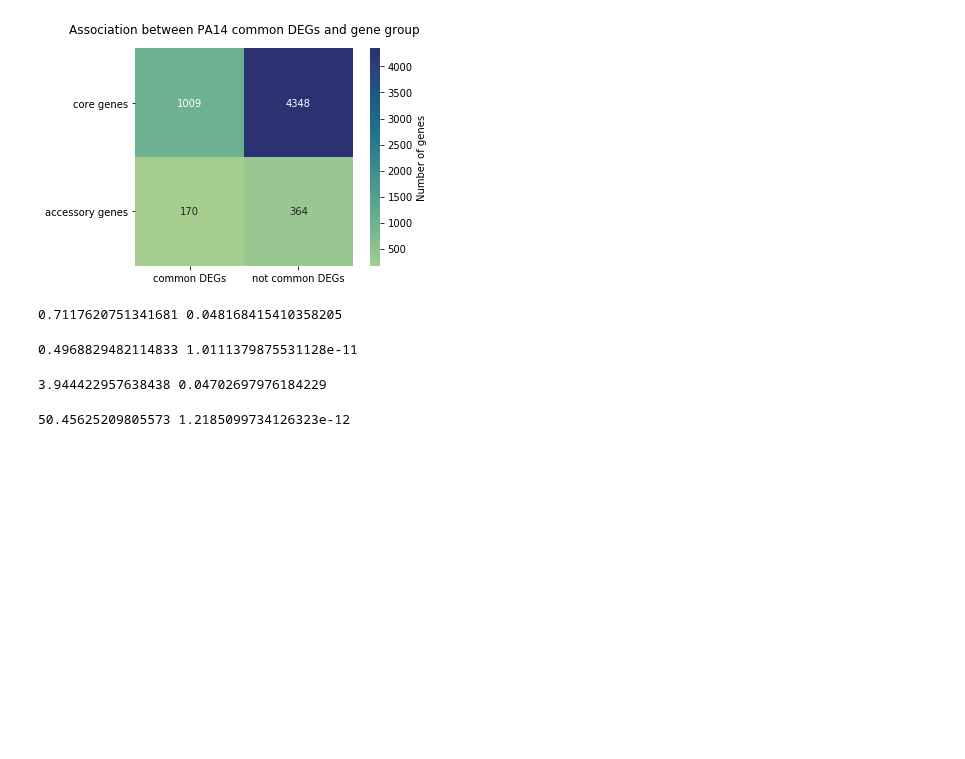
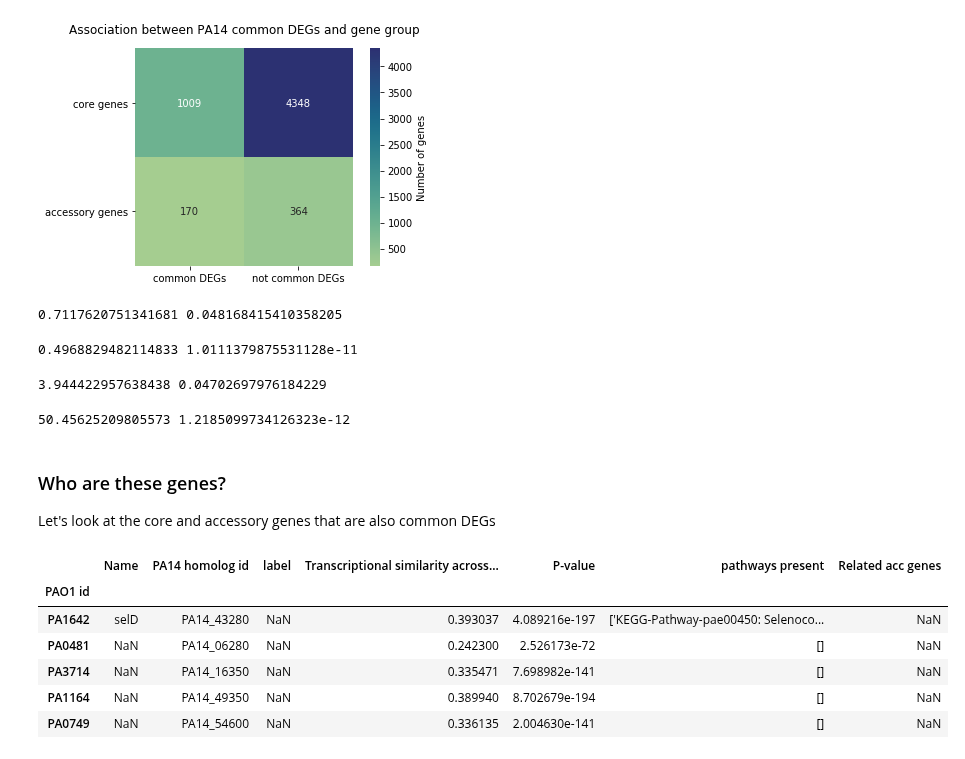
Before and after one commit to greenelab/core-accessory-interactome, a Jupyter notebook: 3_common_genes_analysis/1_common_DEGs_and_gene_groups.ipynb, the cells around one changed output. Drawn from its saved outputs; the diff is of its cells as text; code cells hidden in the pictures; blank space fills up the shorter version.

```diff
--- a/3_common_genes_analysis/1_common_DEGs_and_gene_groups.ipynb
+++ b/3_common_genes_analysis/1_common_DEGs_and_gene_groups.ipynb
@@ -362,3 +370,34 @@ pa14_chi2, pa14_pval, pa14_dof, pa14_expected_counts = scipy.stats.chi2_continge
 print(pa14_chi2, pa14_pval)
 # %% [output]
 50.45625209805573 1.2185099734126323e-12
+# %% [markdown]
+### Who are these genes?
+
+Let's look at the core and accessory genes that are also common DEGs
+# %%
+# TO DO: Given that we need to pull from this later directory (5) we will need to modify the ordering of the
+# notebooks
+# Load core-core annotations and select only the genes that are common DEGs
+pao1_core_summary_annot_filename = (
+    "../5_core_core_analysis/pao1_core_similarity_associations_final.tsv"
+)
+pa14_core_summary_annot_filename = (
+    "../5_core_core_analysis/pa14_core_similarity_associations_final.tsv"
+)
+
+pao1_core_summary_annot = pd.read_csv(
+    pao1_core_summary_annot_filename, sep="\t", index_col=0, header=0
+)
+pa14_core_summary_annot = pd.read_csv(
+    pa14_core_summary_annot_filename, sep="\t", index_col=0, header=0
+)
+# %%
+pao1_core_summary_annot.head()
+# %% [output]
+|  | Name | PA14 homolog id | label | Transcriptional similarity across... | P-value | pathways present | Related acc genes |
+| PAO1 id |  |  |  |  |  |  |  |
+| PA1642 | selD | PA14_43280 | NaN | 0.393037 | 4.089216e-197 | ['KEGG-Pathway-pae00450: Selenoco... | NaN |
+| PA0481 | NaN | PA14_06280 | NaN | 0.242300 | 2.526173e-72 | [] | NaN |
+| PA3714 | NaN | PA14_16350 | NaN | 0.335471 | 7.698982e-141 | [] | NaN |
+| PA1164 | NaN | PA14_49350 | NaN | 0.389940 | 8.702679e-194 | [] | NaN |
+| PA0749 | NaN | PA14_54600 | NaN | 0.336135 | 2.004630e-141 | [] | NaN |
```
Also changed, not shown: parts of 11 cells of this notebook, 10 other files.
